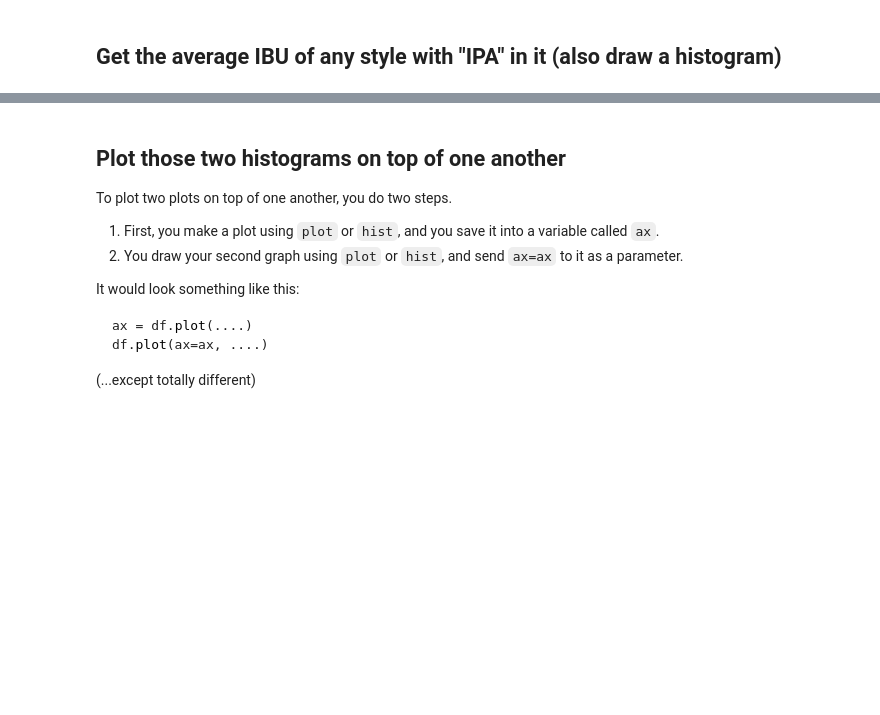
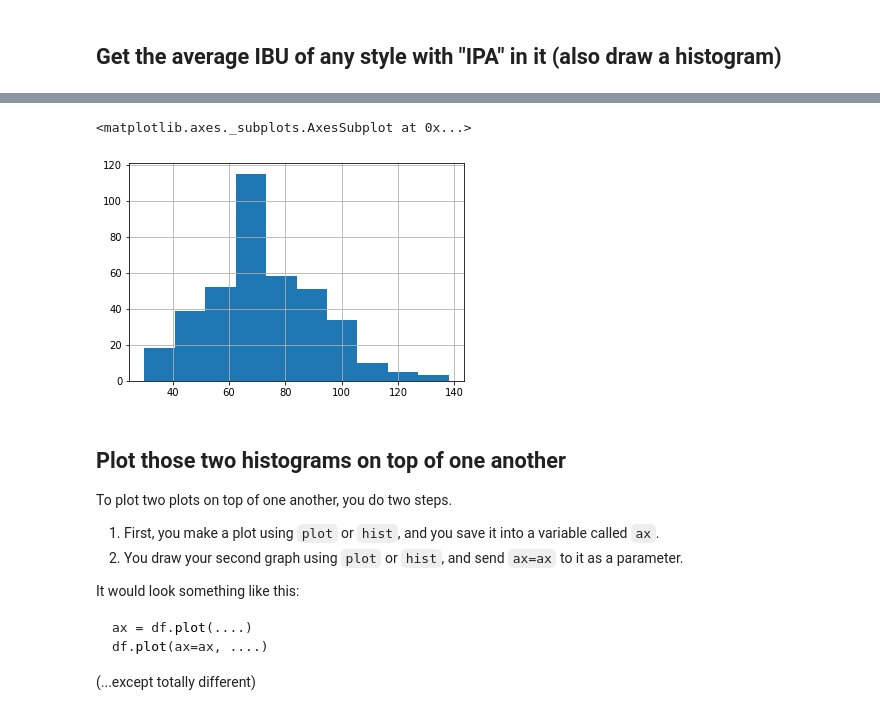
Before and after one commit to elenamlutz/foundations_homework, a Jupyter notebook: 06-homework/Dataset ONE - Beer cans.ipynb, the cells around one changed output, grey strips where cells are left out. Saved outputs shown, nothing was run; the diff lists cells and outputs as text; code cells hidden in the pictures; blank space fills up the shorter version.

```diff
--- a/06-homework/Dataset ONE - Beer cans.ipynb
+++ b/06-homework/Dataset ONE - Beer cans.ipynb
@@ -416,3 +488,8 @@ I'm counting these as wheat beers. If you see any other wheat beer categories, f
+# %%
+df[df.Style.str.contains(" IPA")].IBUs.hist()
+# %% [output]
+<matplotlib.axes._subplots.AxesSubplot at 0x...>
+[figure, added]
 # %% [markdown]
 ## Plot those two histograms on top of one another
 
```
Also changed, not shown: parts of 22 cells of this notebook.
